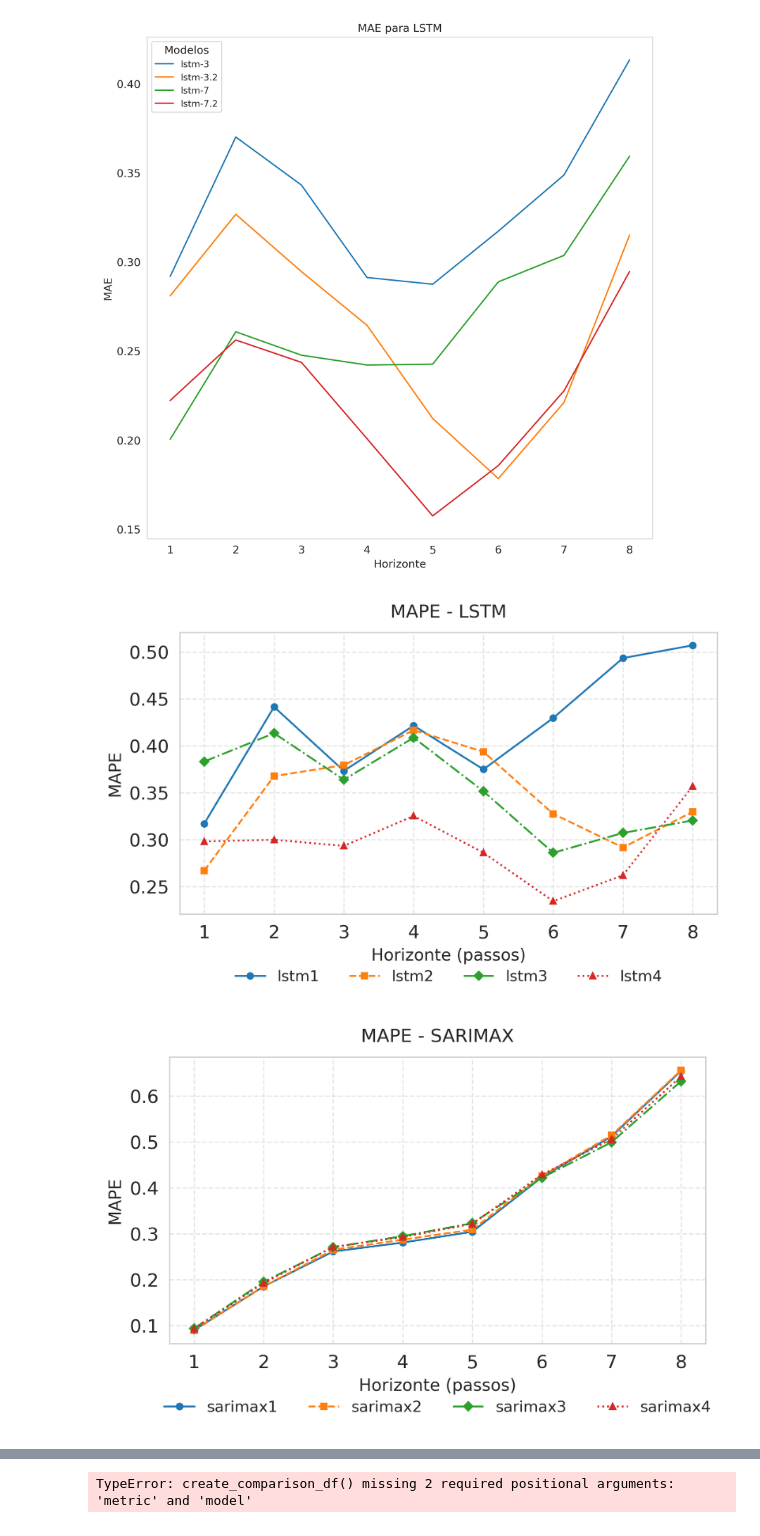
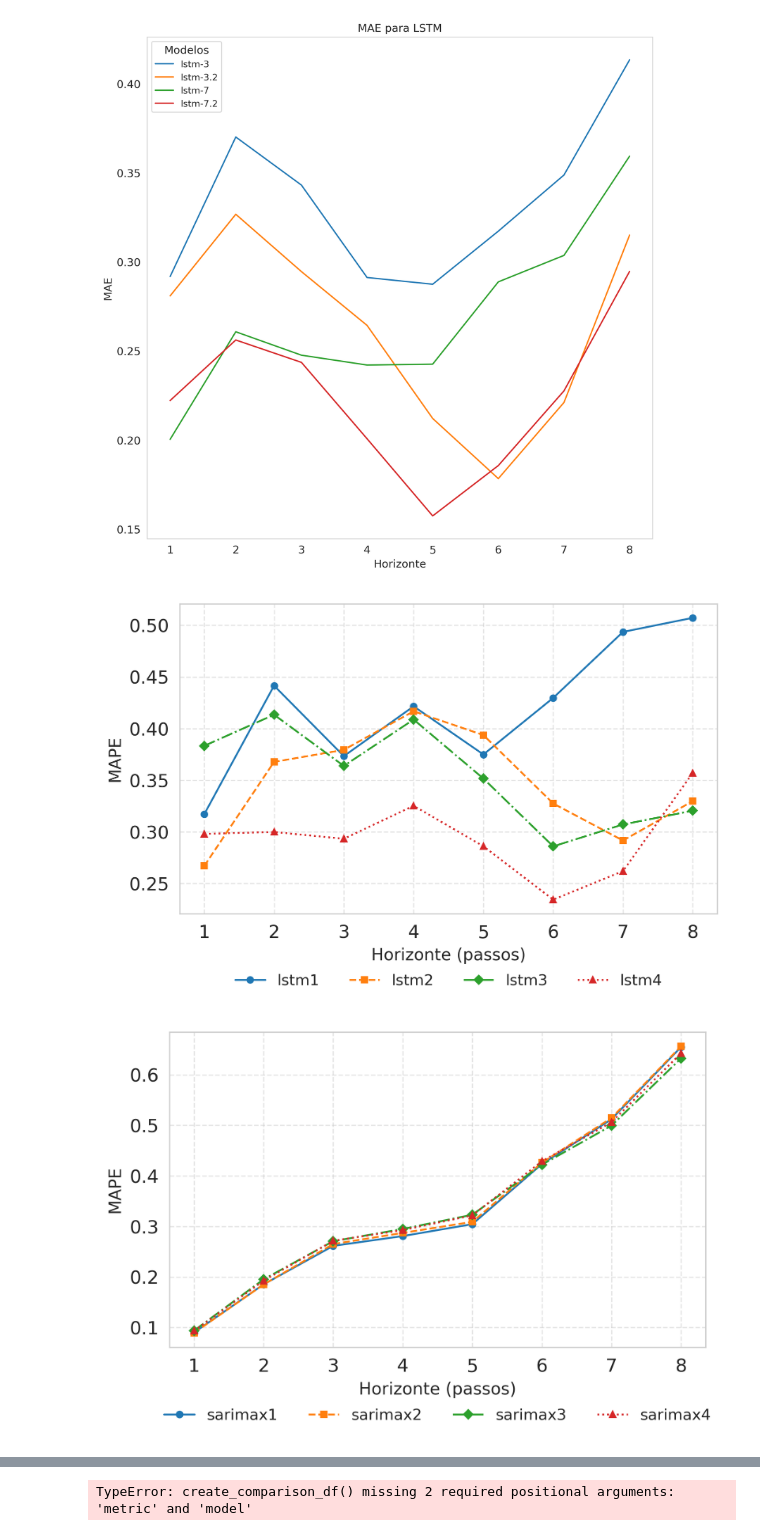
Before and after one commit to Patrick448/time-series-analysis, a Jupyter notebook: Notebooks/Part 2/crossv_error_study.ipynb, the cells around one changed output, grey strips where cells are left out. Drawn from its saved outputs; the diff is of its cells as text; code cells hidden in the pictures.

```diff
--- a/Notebooks/Part 2/crossv_error_study.ipynb
+++ b/Notebooks/Part 2/crossv_error_study.ipynb
@@ -177,35 +177,35 @@ def plot_comparison_df_scientific(experiment_dir, metric, model, override_name=N
         ax.plot(
             df.index, df[col],
             label=col,
             linestyle=styles[i % len(styles)],
             marker=markers[i % len(markers)],
             markersize=4,
             linewidth=1.2
         )
 
     ax.set_xlabel('Horizonte (passos)', fontsize=11)
     ax.set_ylabel(metric, fontsize=11)
     if override_name:
         ax.set_title(f'{metric} - {override_name}', fontsize=12, pad=10)
 
     ax.grid(True, linestyle='--', alpha=0.5)
 
     # ✅ Legenda abaixo, centralizada, com múltiplas colunas
     ax.legend(
         title='',
         loc='upper center',
         bbox_to_anchor=(0.5, -0.15),  # posição abaixo
         ncol=len(df.columns),         # todas as legendas em uma linha
         frameon=False
     )
 
     plt.tight_layout()
     plt.show()
 
 
-plot_comparison_df_scientific("../../experiments/exp_2025-07-27", 'MAE', 'simple_lstm_v0', override_name= "LSTM")
-plot_comparison_df_scientific("../../experiments/exp_2025-07-27", 'MAE', 'sarimax', override_name= "SARIMAX")
-plot_comparison_df_scientific("../../experiments/exp_2025-07-27", 'MAE', 'prophet', override_name= "Prophet")
+plot_comparison_df_scientific("../../experiments/exp_2025-07-27", 'MAPE', 'simple_lstm_v0', override_name= None)
+plot_comparison_df_scientific("../../experiments/exp_2025-07-27", 'MAPE', 'sarimax', override_name= None)
+plot_comparison_df_scientific("../../experiments/exp_2025-07-27", 'MAPE', 'prophet', override_name= None)
 # %% [output]
-[figure, old version]
+[figure, new version]
-[figure, old version]
+[figure, new version]
```
Also changed, not shown: parts of 5 cells of this notebook.
